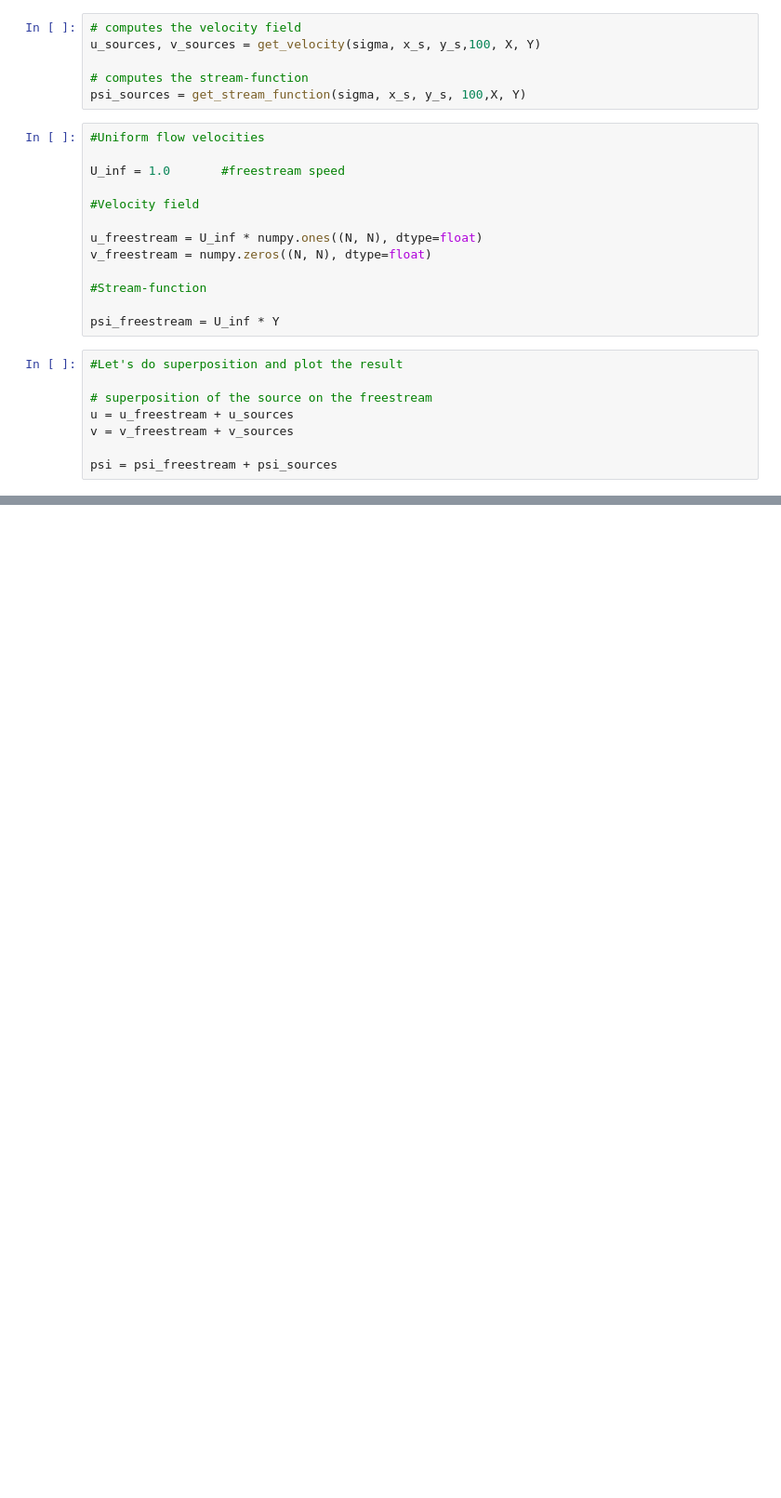
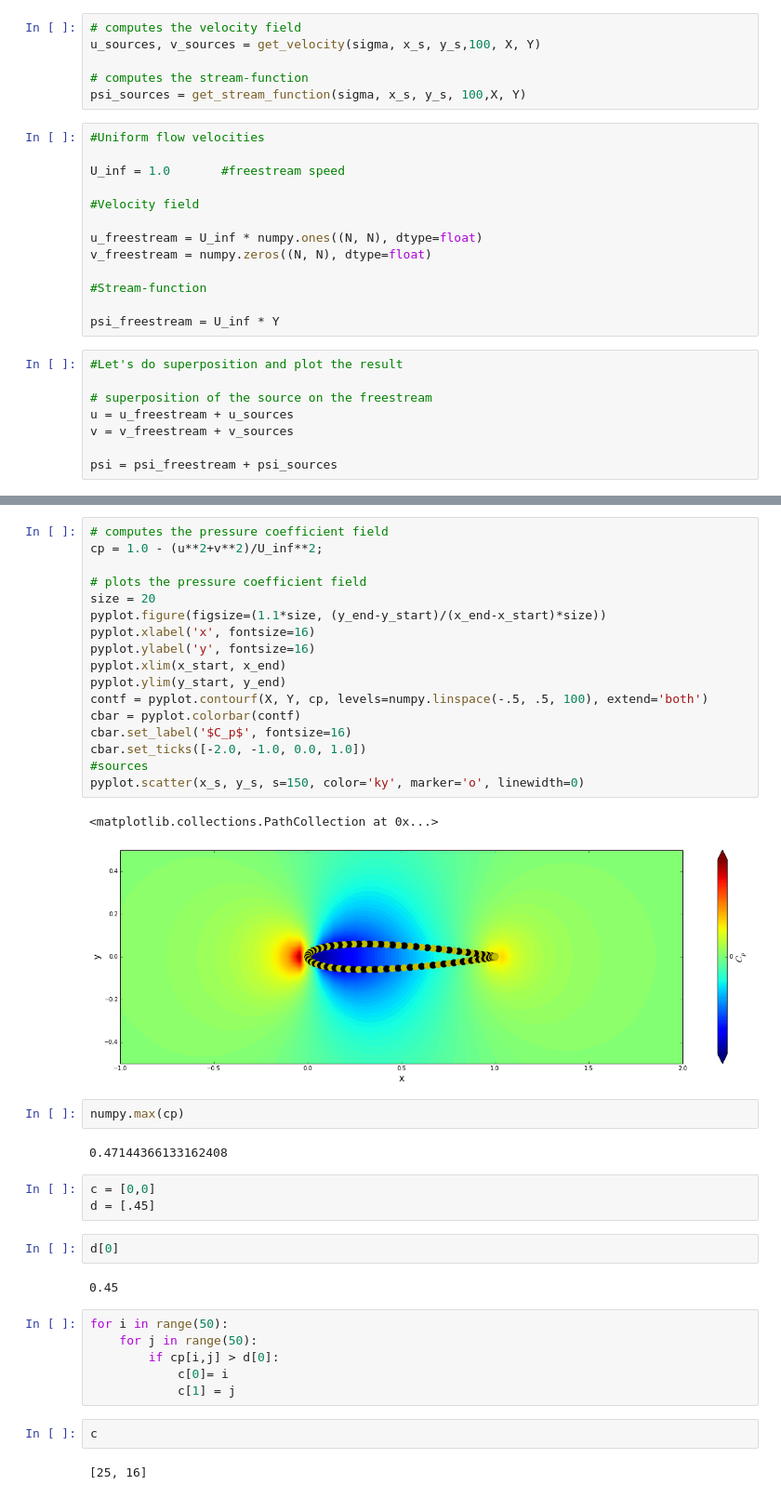
Before and after one commit to bornemeierm/MAE6226, a Jupyter notebook: lesson3inclass.ipynb, the cells around one changed output, grey strips where cells are left out. Shown: that part at 93% size. Cells and saved outputs as stored; diff of their text form; blank space fills up the shorter version.

```diff
--- a/lesson3inclass.ipynb
+++ b/lesson3inclass.ipynb
@@ -113,0 +114,41 @@ pyplot.streamplot(X, Y, u, v, density=2, linewidth=1, arrowsize=1.1, arrowstyle=
+# %%
+# computes the pressure coefficient field
+cp = 1.0 - (u**2+v**2)/U_inf**2;
+
+# plots the pressure coefficient field
+size = 20
+pyplot.figure(figsize=(1.1*size, (y_end-y_start)/(x_end-x_start)*size))
+pyplot.xlabel('x', fontsize=16)
+pyplot.ylabel('y', fontsize=16)
+pyplot.xlim(x_start, x_end)
+pyplot.ylim(y_start, y_end)
+contf = pyplot.contourf(X, Y, cp, levels=numpy.linspace(-.5, .5, 100), extend='both')
+cbar = pyplot.colorbar(contf)
+cbar.set_label('$C_p$', fontsize=16)
+cbar.set_ticks([-2.0, -1.0, 0.0, 1.0])
+#sources
+pyplot.scatter(x_s, y_s, s=150, color='ky', marker='o', linewidth=0)
+# %% [output]
+<matplotlib.collections.PathCollection at 0x...>
+[figure, added]
+# %%
+numpy.max(cp)
+# %% [output]
+0.47144366133162408
+# %%
+c = [0,0]
+d = [.45]
+# %%
+d[0]
+# %% [output]
+0.45
+# %%
+for i in range(50):
+    for j in range(50):
+        if cp[i,j] > d[0]:
+            c[0]= i
+            c[1] = j
+# %%
+c
+# %% [output]
+[25, 16]
```
Also changed, not shown: parts of 2 cells of this notebook.
